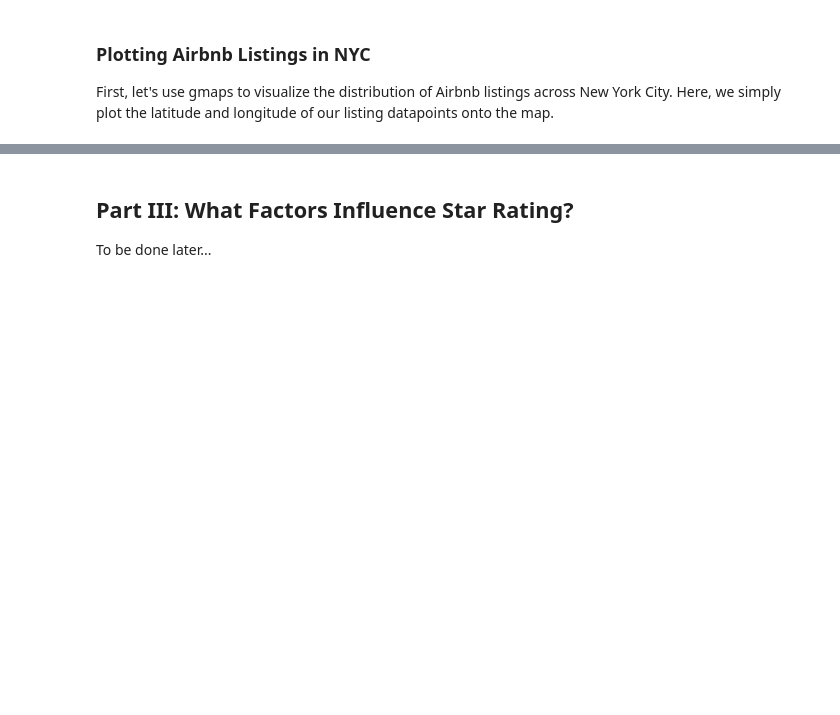
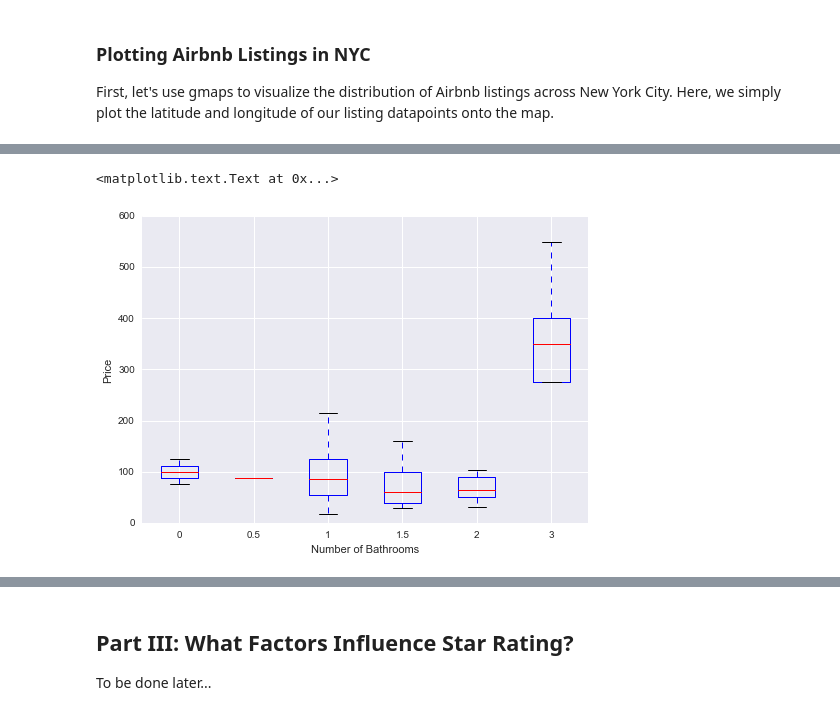
Before and after one commit to shouvikmani/AirbnbDataAnalysis, a Jupyter notebook: Analyzing_Airbnb_in_New_York_City.ipynb, the cells around one changed output, grey strips where cells are left out. Drawn from its saved outputs; the diff is of its cells as text; code cells hidden in the pictures; blank space fills up the shorter version.

```diff
--- a/Analyzing_Airbnb_in_New_York_City.ipynb
+++ b/Analyzing_Airbnb_in_New_York_City.ipynb
@@ -169,0 +190,12 @@ From the previous section, it's clear that the location of a property has an imp
+# %%
+bathrooms = []
+for name, group in airbnbDF.groupby(['bathrooms']):
+    bathrooms.append(group['price'].as_matrix())
+
+plt.boxplot(bathrooms)
+plt.xticks([1,2,3,4,5,6], [0, 0.5, 1, 1.5, 2, 3])
+plt.xlabel("Number of Bathrooms")
+plt.ylabel("Price")
+# %% [output]
+<matplotlib.text.Text at 0x...>
+[figure, added]
```
Also changed, not shown: parts of 17 cells of this notebook, 1 other file.
